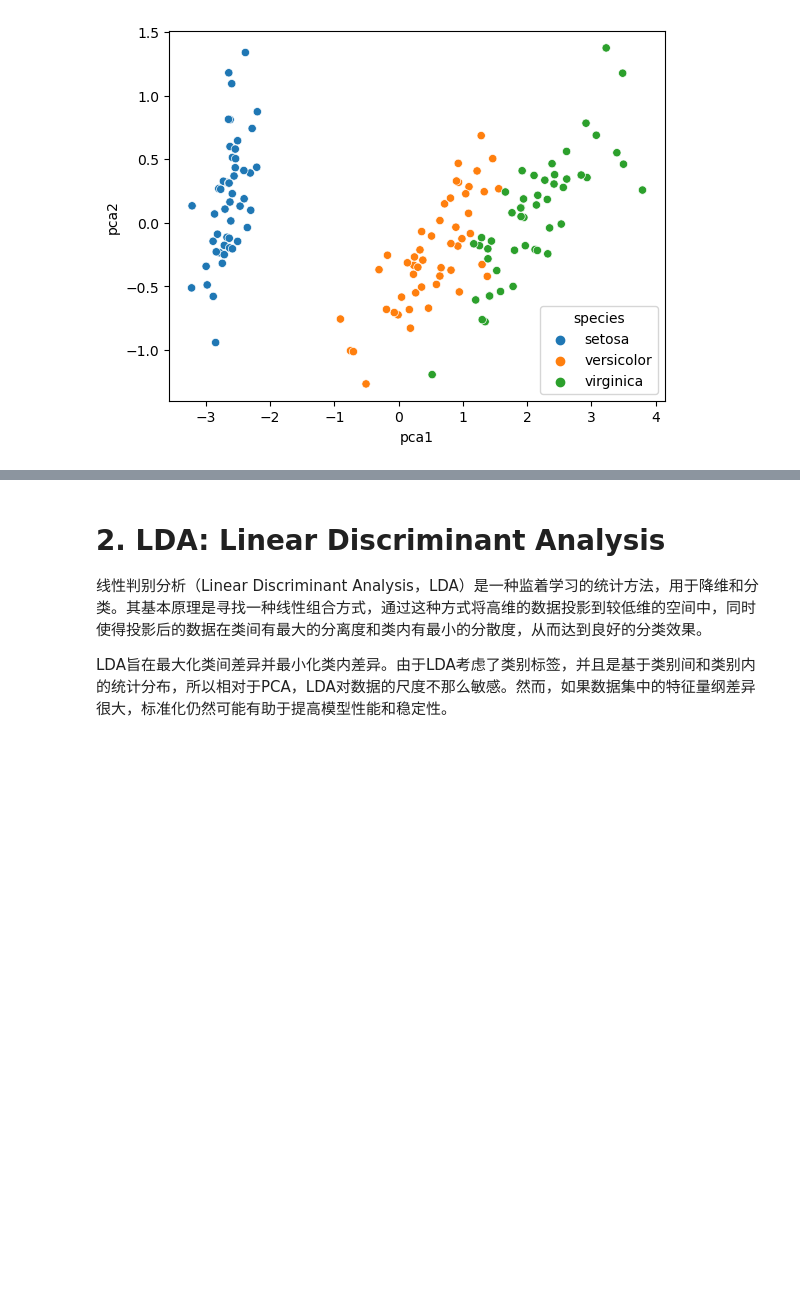
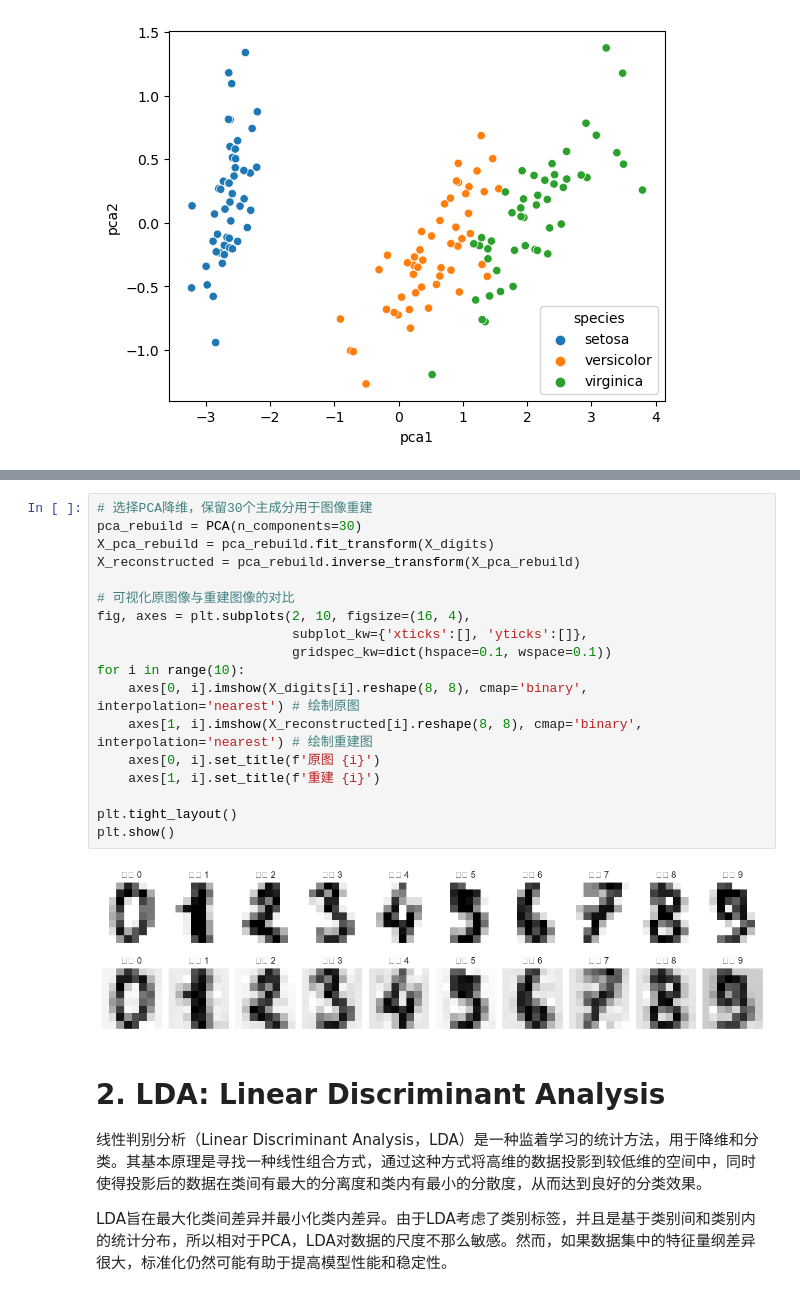
Before and after one commit to Slliki/MScProject, a Jupyter notebook: Visual Analytics/Data Projection.ipynb, the cells around one changed output, grey strips where cells are left out. Saved outputs shown, nothing was run; the diff lists cells and outputs as text; blank space fills up the shorter version.

```diff
--- a/Visual Analytics/Data Projection.ipynb
+++ b/Visual Analytics/Data Projection.ipynb
@@ -137,3 +195,23 @@ plt.show()
+# %%
+# 选择PCA降维，保留30个主成分用于图像重建
+pca_rebuild = PCA(n_components=30)
+X_pca_rebuild = pca_rebuild.fit_transform(X_digits)
+X_reconstructed = pca_rebuild.inverse_transform(X_pca_rebuild)
+
+# 可视化原图像与重建图像的对比
+fig, axes = plt.subplots(2, 10, figsize=(16, 4),
+                         subplot_kw={'xticks':[], 'yticks':[]},
+                         gridspec_kw=dict(hspace=0.1, wspace=0.1))
+for i in range(10):
+    axes[0, i].imshow(X_digits[i].reshape(8, 8), cmap='binary', interpolation='nearest') # 绘制原图
+    axes[1, i].imshow(X_reconstructed[i].reshape(8, 8), cmap='binary', interpolation='nearest') # 绘制重建图
+    axes[0, i].set_title(f'原图 {i}')
+    axes[1, i].set_title(f'重建 {i}')
+
+plt.tight_layout()
+plt.show()
+# %% [output]
+[figure, added]
 # %% [markdown]
 # 2. LDA: Linear Discriminant Analysis
 线性判别分析（Linear Discriminant Analysis，LDA）是一种监着学习的统计方法，用于降维和分类。其基本原理是寻找一种线性组合方式，通过这种方式将高维的数据投影到较低维的空间中，同时使得投影后的数据在类间有最大的分离度和类内有最小的分散度，从而达到良好的分类效果。
```
Also changed, not shown: parts of 5 cells of this notebook.
